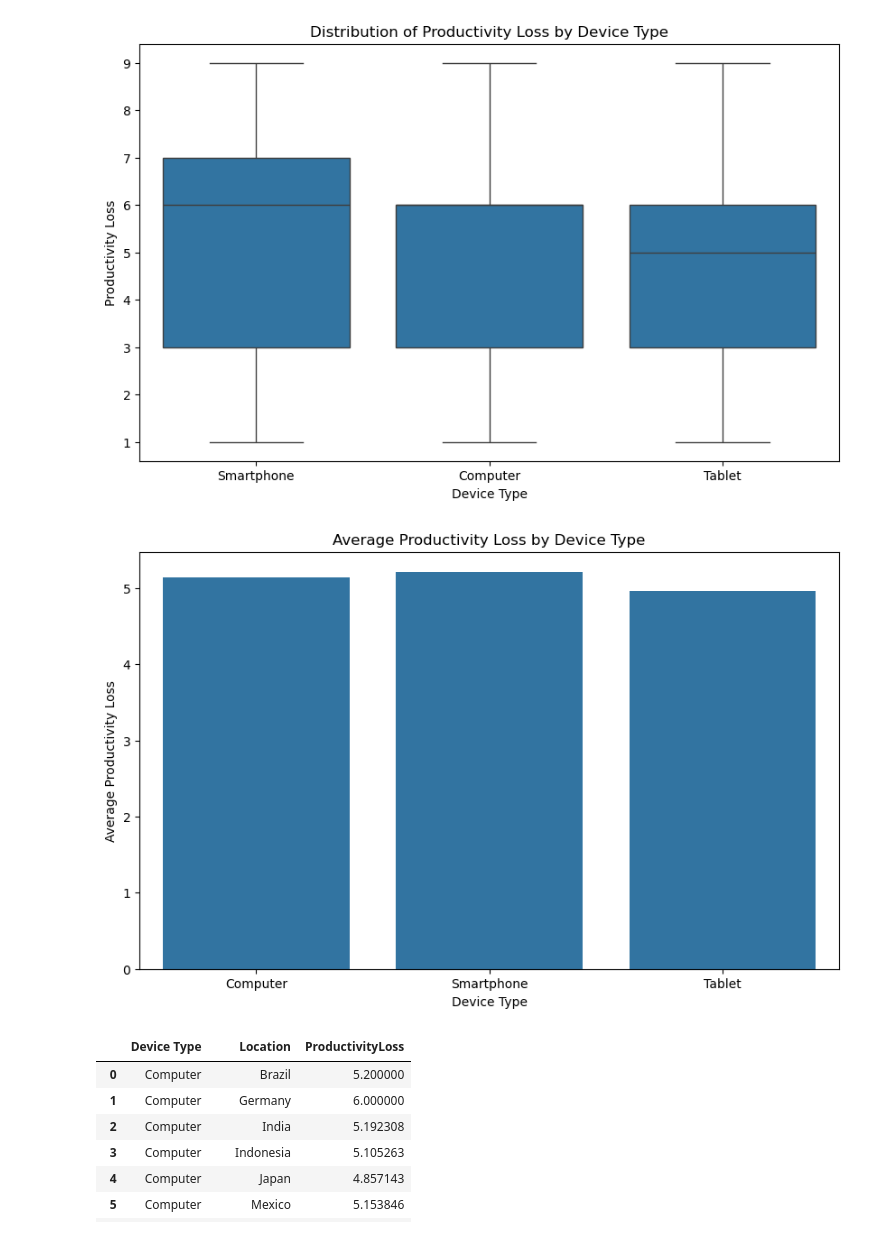
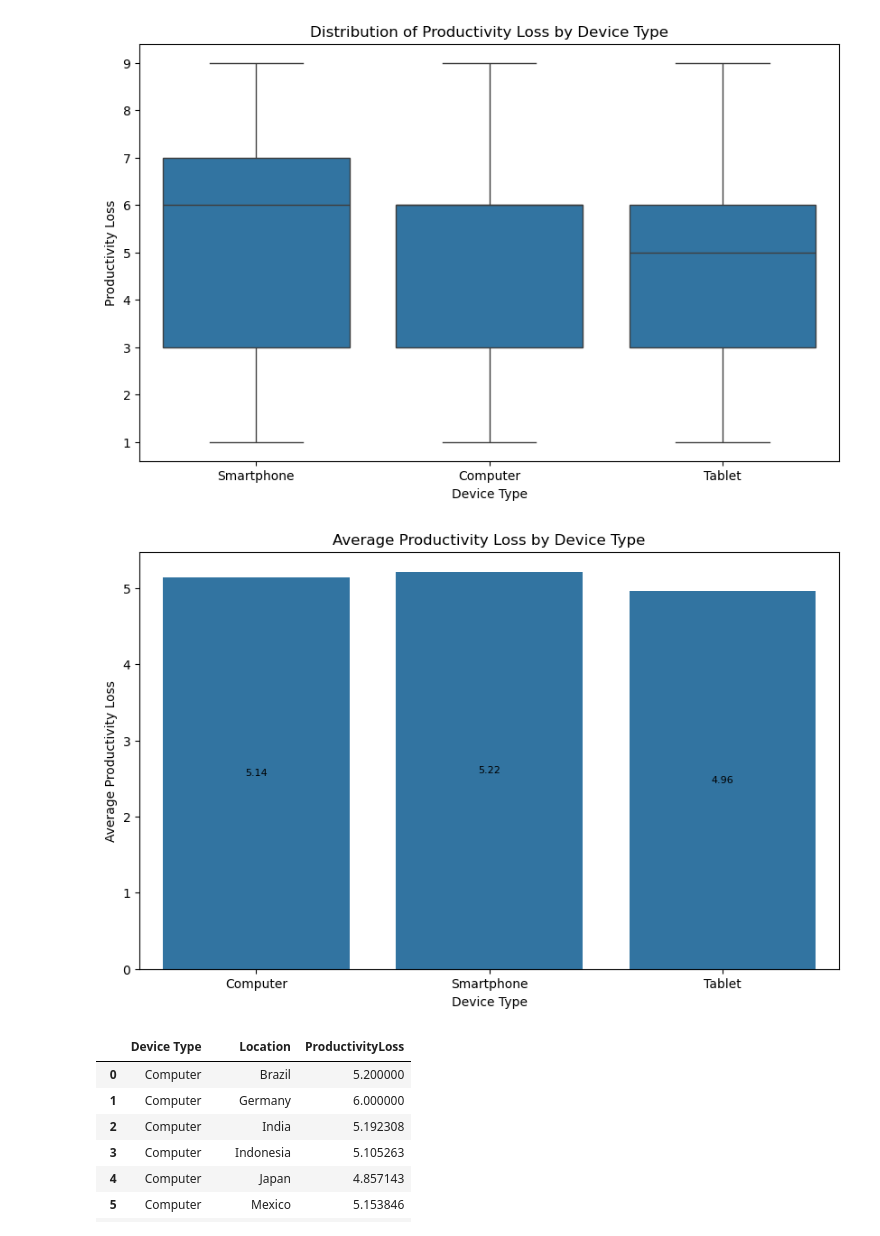
Before and after one commit to wrighang/project_01_team_11, a Jupyter notebook: Team_Eleven_Behavioral_Study.ipynb, the cells around one changed output. Drawn from its saved outputs; the diff is of its cells as text; code cells hidden in the pictures.

Commit message:
modified chart

```diff
--- a/Team_Eleven_Behavioral_Study.ipynb
+++ b/Team_Eleven_Behavioral_Study.ipynb
@@ -1170,15 +1170,16 @@ plt.show()
 # %%
 #create bar plot with averages
 plt.figure(figsize=(10, 6))
-sns.barplot(x=device_productivity_avg.index, y=device_productivity_avg.values)
+ax = sns.barplot(x=device_productivity_avg.index, y=device_productivity_avg.values)
 plt.xlabel('Device Type')
 plt.ylabel('Average Productivity Loss')
 plt.title('Average Productivity Loss by Device Type')
 
-
+for container in ax.containers:
+    ax.bar_label(container, fmt='%.2f', label_type= 'center', fontsize=8)
 plt.show()
 # %% [output]
-[figure, old version]
+[figure, new version]
 # %%
 # Calculate the average productivity loss by device type and location
 # Group the data by 'Device Type' and 'Location', then take the mean of 'ProductivityLoss' for each group
```
